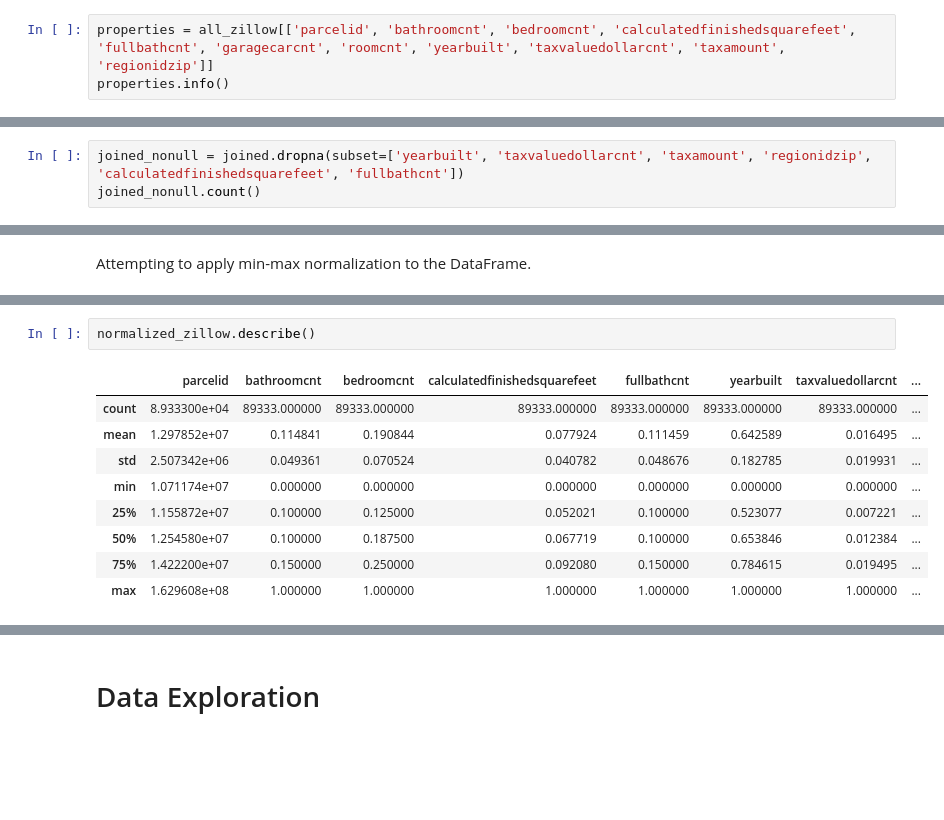
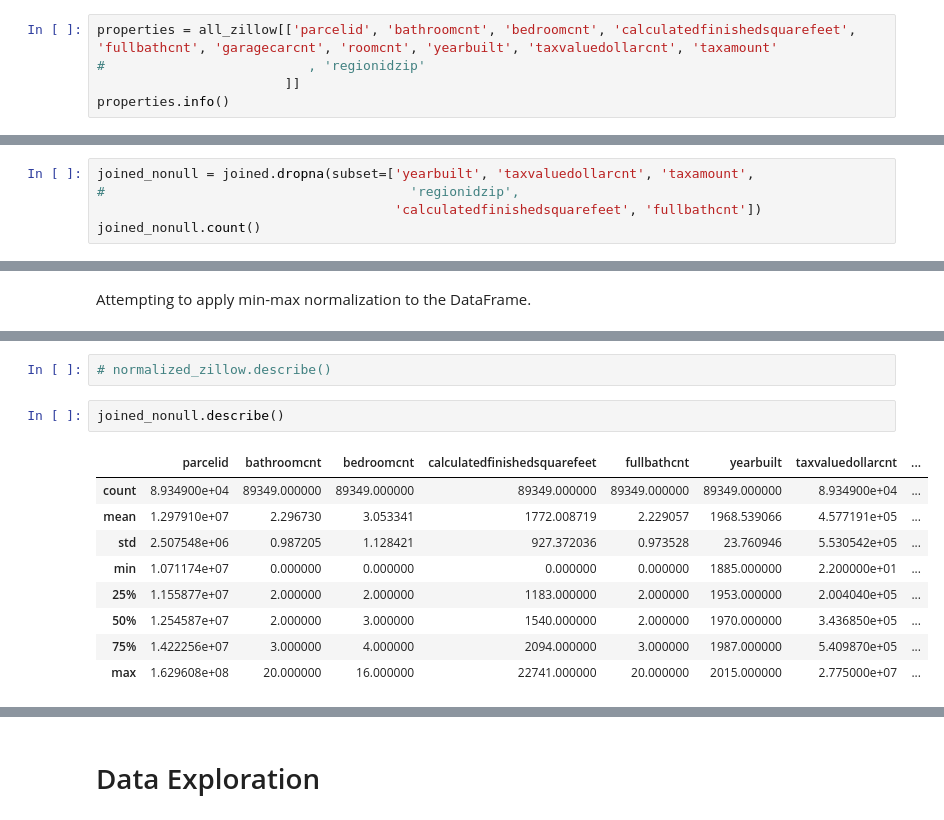
Before and after one commit to matthewzapata/codeup-ds-projects, a Jupyter notebook: regression-project/Regression_Proj_MatthewZapata.ipynb, the cells around one changed output, grey strips where cells are left out. Drawn from its saved outputs; the diff is of its cells as text; blank space fills up the shorter version.

```diff
--- a/regression-project/Regression_Proj_MatthewZapata.ipynb
+++ b/regression-project/Regression_Proj_MatthewZapata.ipynb
@@ -97,7 +97,9 @@ censustractandblock             float64
 dtypes: float64(52), int64(1), object(5)
 memory usage: 1.3+ GB
 # %%
-properties = all_zillow[['parcelid', 'bathroomcnt', 'bedroomcnt', 'calculatedfinishedsquarefeet', 'fullbathcnt', 'garagecarcnt', 'roomcnt', 'yearbuilt', 'taxvaluedollarcnt', 'taxamount', 'regionidzip']]
+properties = all_zillow[['parcelid', 'bathroomcnt', 'bedroomcnt', 'calculatedfinishedsquarefeet', 'fullbathcnt', 'garagecarcnt', 'roomcnt', 'yearbuilt', 'taxvaluedollarcnt', 'taxamount'
+#                          , 'regionidzip'
+                        ]]
 properties.info()
 # %% [output]
 <class 'pandas.core.frame.DataFrame'>
@@ -447,6 +462,8 @@ joined.describe()
 # %% [markdown]
 Removing the remaining rows that have null values.
 # %%
-joined_nonull = joined.dropna(subset=['yearbuilt', 'taxvaluedollarcnt', 'taxamount', 'regionidzip', 'calculatedfinishedsquarefeet', 'fullbathcnt'])
+joined_nonull = joined.dropna(subset=['yearbuilt', 'taxvaluedollarcnt', 'taxamount',
+#                                       'regionidzip',
+                                      'calculatedfinishedsquarefeet', 'fullbathcnt'])
 joined_nonull.count()
 # %% [output]
@@ -560,12 +562,14 @@ normalized_zillow.sample(10)
+# %%
+# normalized_zillow.describe()
 # %%
-normalized_zillow.describe()
+joined_nonull.describe()
 # %% [output]
 |  | parcelid | bathroomcnt | bedroomcnt | calculatedfinishedsquarefeet | fullbathcnt | yearbuilt | taxvaluedollarcnt | ... |
-| count | 8.933300e+04 | 89333.000000 | 89333.000000 | 89333.000000 | 89333.000000 | 89333.000000 | 89333.000000 | ... |
-| mean | 1.297852e+07 | 0.114841 | 0.190844 | 0.077924 | 0.111459 | 0.642589 | 0.016495 | ... |
-| std | 2.507342e+06 | 0.049361 | 0.070524 | 0.040782 | 0.048676 | 0.182785 | 0.019931 | ... |
-| min | 1.071174e+07 | 0.000000 | 0.000000 | 0.000000 | 0.000000 | 0.000000 | 0.000000 | ... |
-| 25% | 1.155872e+07 | 0.100000 | 0.125000 | 0.052021 | 0.100000 | 0.523077 | 0.007221 | ... |
-| 50% | 1.254580e+07 | 0.100000 | 0.187500 | 0.067719 | 0.100000 | 0.653846 | 0.012384 | ... |
-| 75% | 1.422200e+07 | 0.150000 | 0.250000 | 0.092080 | 0.150000 | 0.784615 | 0.019495 | ... |
-| max | 1.629608e+08 | 1.000000 | 1.000000 | 1.000000 | 1.000000 | 1.000000 | 1.000000 | ... |
+| count | 8.934900e+04 | 89349.000000 | 89349.000000 | 89349.000000 | 89349.000000 | 89349.000000 | 8.934900e+04 | ... |
+| mean | 1.297910e+07 | 2.296730 | 3.053341 | 1772.008719 | 2.229057 | 1968.539066 | 4.577191e+05 | ... |
+| std | 2.507548e+06 | 0.987205 | 1.128421 | 927.372036 | 0.973528 | 23.760946 | 5.530542e+05 | ... |
+| min | 1.071174e+07 | 0.000000 | 0.000000 | 0.000000 | 0.000000 | 1885.000000 | 2.200000e+01 | ... |
+| 25% | 1.155877e+07 | 2.000000 | 2.000000 | 1183.000000 | 2.000000 | 1953.000000 | 2.004040e+05 | ... |
+| 50% | 1.254587e+07 | 2.000000 | 3.000000 | 1540.000000 | 2.000000 | 1970.000000 | 3.436850e+05 | ... |
+| 75% | 1.422256e+07 | 3.000000 | 4.000000 | 2094.000000 | 3.000000 | 1987.000000 | 5.409870e+05 | ... |
+| max | 1.629608e+08 | 20.000000 | 16.000000 | 22741.000000 | 20.000000 | 2015.000000 | 2.775000e+07 | ... |
```
Also changed, not shown: parts of 67 cells of this notebook.
